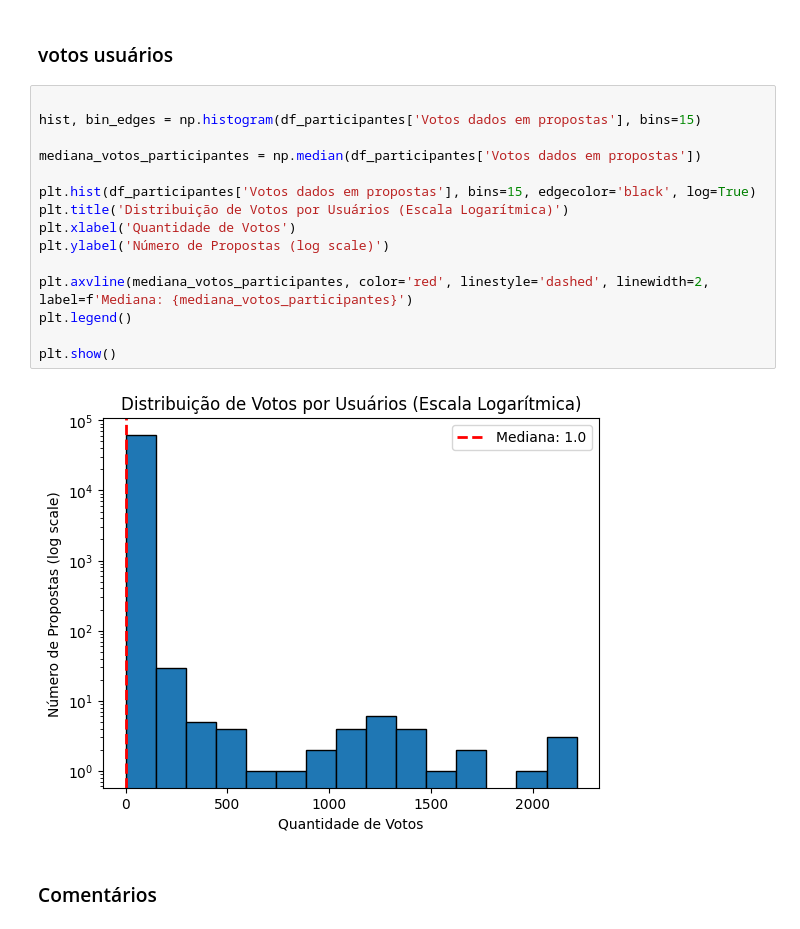
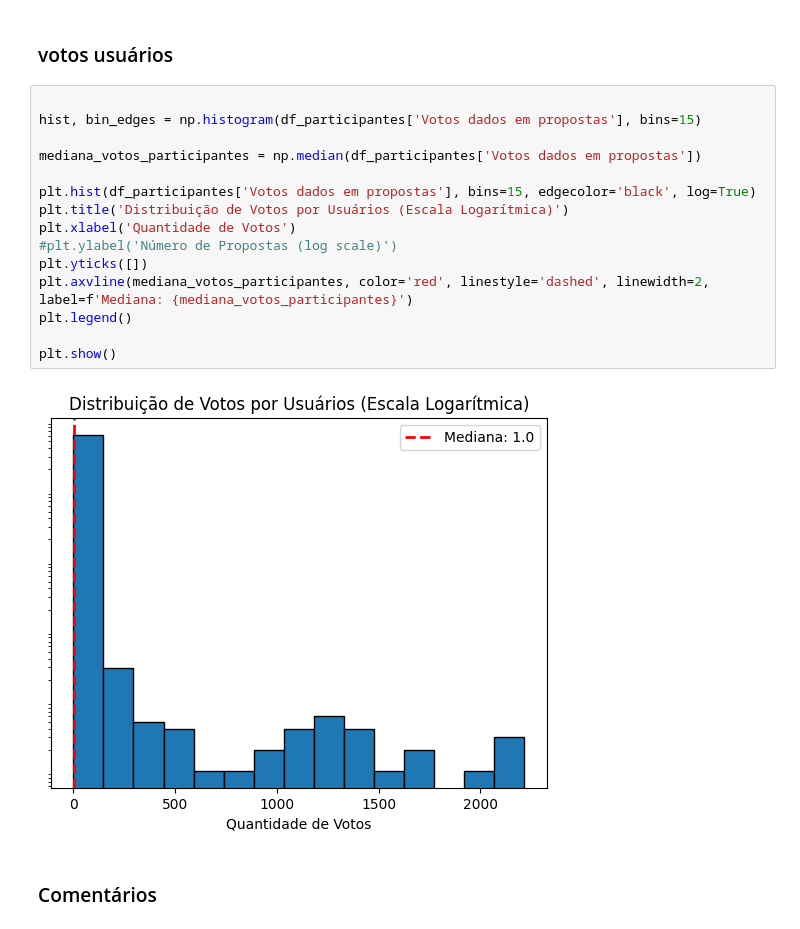
Before and after one commit to lappis-unb/documentacao2, a Jupyter notebook: docs/conjuv/histogramas.ipynb, the cells around one changed output. Saved outputs shown, nothing was run; the diff lists cells and outputs as text.

```diff
--- a/docs/conjuv/histogramas.ipynb
+++ b/docs/conjuv/histogramas.ipynb
@@ -53,20 +54,20 @@ plt.show()
 # %%
 
 hist, bin_edges = np.histogram(df_participantes['Votos dados em propostas'], bins=15)
 
 mediana_votos_participantes = np.median(df_participantes['Votos dados em propostas'])
 
 plt.hist(df_participantes['Votos dados em propostas'], bins=15, edgecolor='black', log=True)
 plt.title('Distribuição de Votos por Usuários (Escala Logarítmica)')
 plt.xlabel('Quantidade de Votos')
-plt.ylabel('Número de Propostas (log scale)')
-
+#plt.ylabel('Número de Propostas (log scale)')
+plt.yticks([])
 plt.axvline(mediana_votos_participantes, color='red', linestyle='dashed', linewidth=2, label=f'Mediana: {mediana_votos_participantes}')
 plt.legend()
 
 plt.show()
 # %% [output]
-[figure, old version]
+[figure, new version]
 # %% [markdown]
 ### Comentários
 # %%
```
Also changed, not shown: parts of 5 cells of this notebook.
